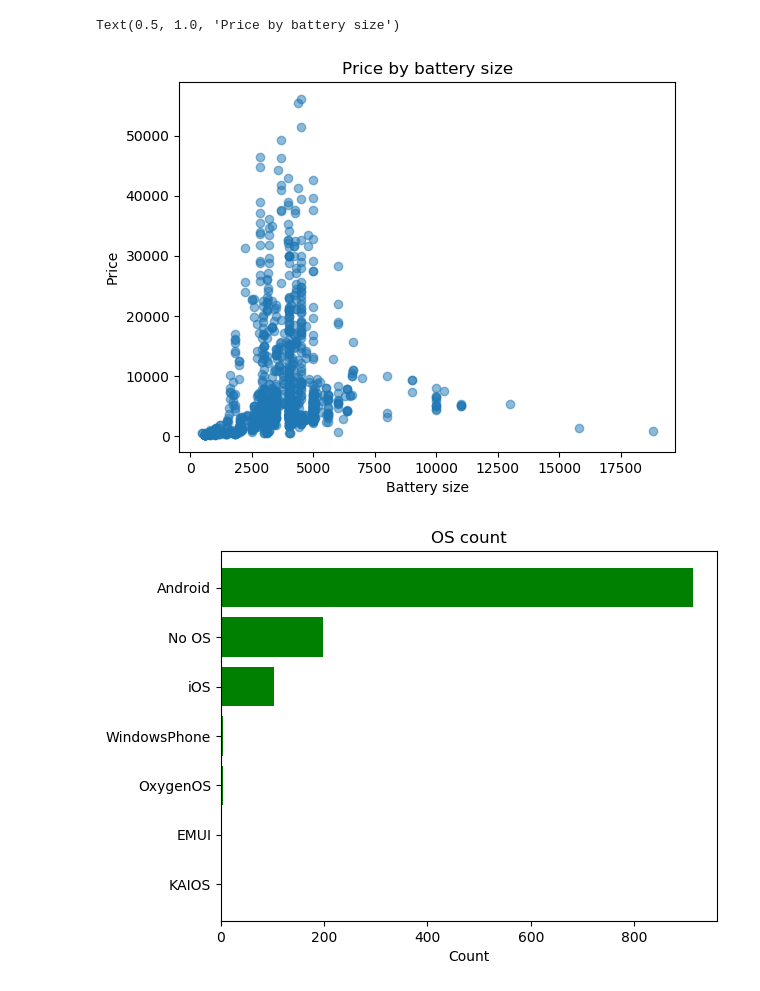
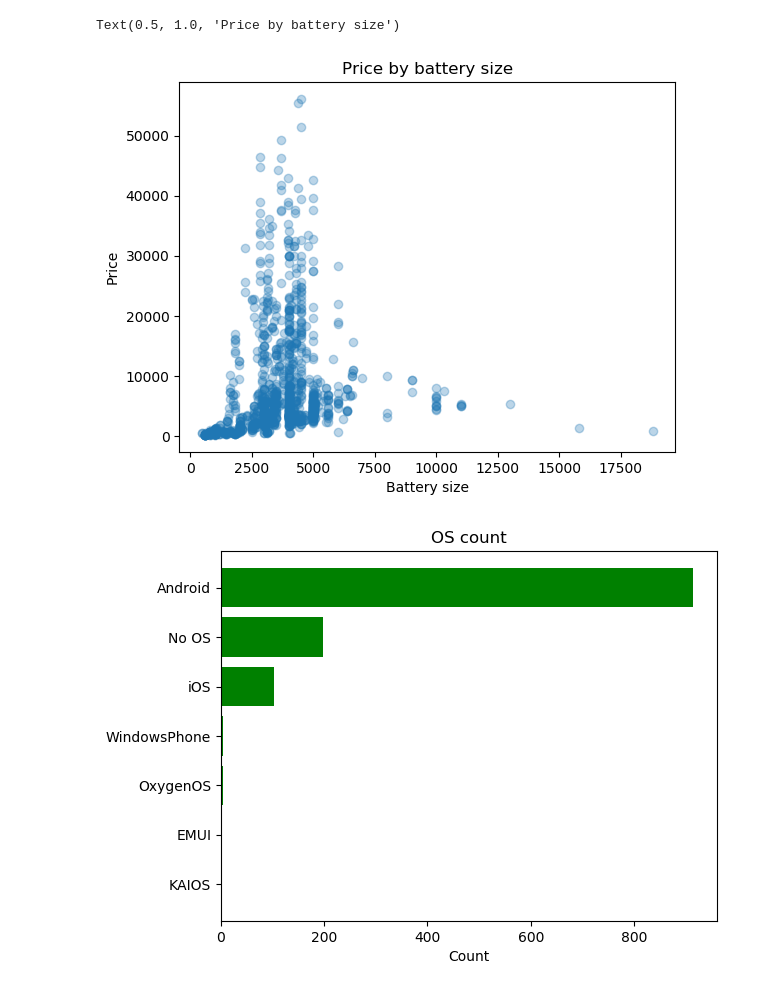
Before and after one commit to kiotokio/IDP, a Jupyter notebook: data_visualisation.ipynb, the cells around one changed output. Saved outputs shown, nothing was run; the diff lists cells and outputs as text; code cells hidden in the pictures.

```diff
--- a/data_visualisation.ipynb
+++ b/data_visualisation.ipynb
@@ -17,13 +17,13 @@ data.head()
 # %%
 battery = data.battery_size.values
 price = data.best_price.values
-plt.scatter(battery, price, alpha=0.5)
+plt.scatter(battery, price, alpha=0.3)
 plt.xlabel('Battery size')
 plt.ylabel('Price')
 plt.title('Price by battery size')
 # %% [output]
 Text(0.5, 1.0, 'Price by battery size')
-[figure, old version]
+[figure, new version]
 # %%
 data2 = data.os.fillna(value='No OS')
 os_values = np.unique(data2.values, return_counts=True)
```
Also changed, not shown: parts of 4 cells of this notebook.
